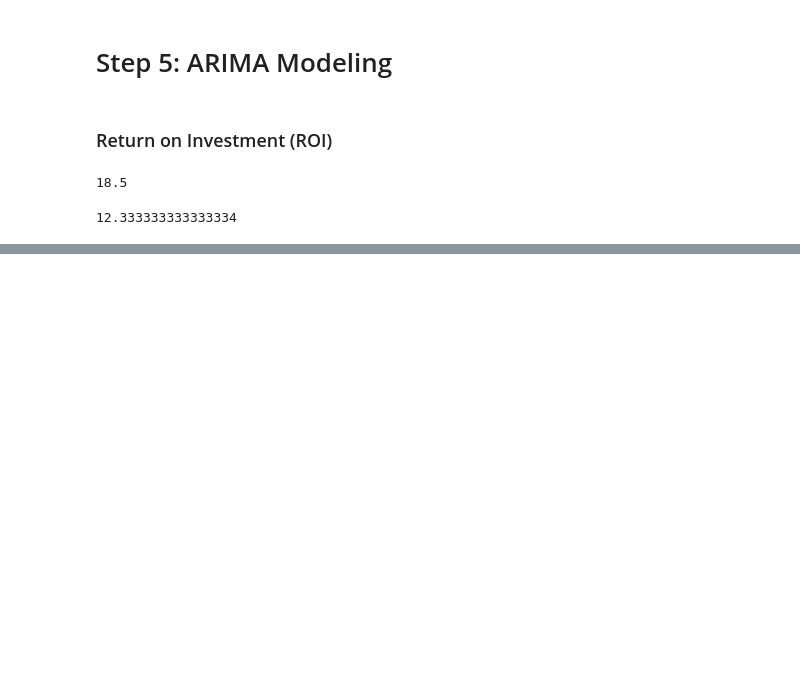
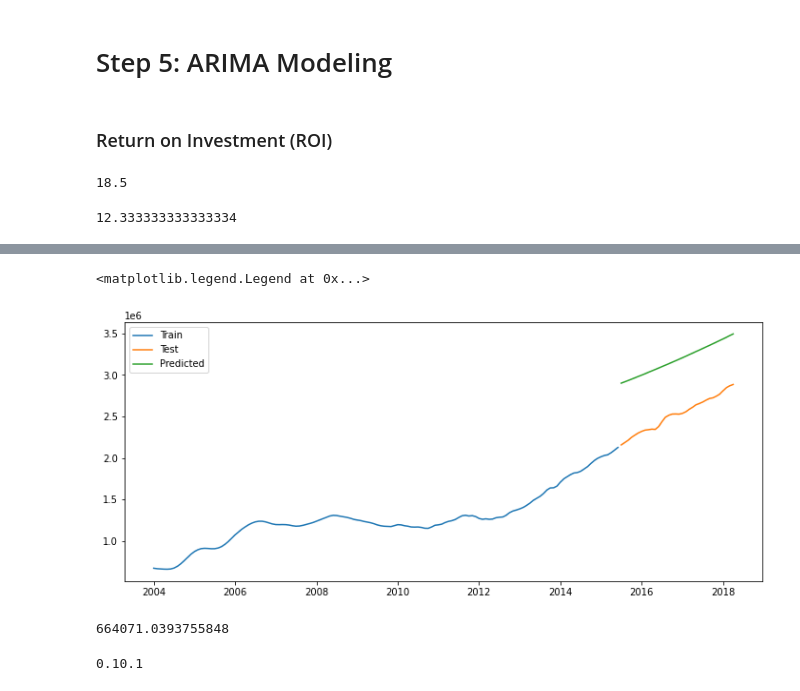
Before and after one commit to davidrtorres/Model-4-Brooklyn-Real-Estate-Investment, a Jupyter notebook: time-series/starter_notebook-Copy3.ipynb, the cells around one changed output, grey strips where cells are left out. Drawn from its saved outputs; the diff is of its cells as text; code cells hidden in the pictures; blank space fills up the shorter version.

```diff
--- a/time-series/starter_notebook-Copy3.ipynb
+++ b/time-series/starter_notebook-Copy3.ipynb
@@ -800,0 +1255,18 @@ roi(investment, rent, loss)
+# %%
+plt.figure(figsize=(12,5))
+plt.plot(train_1, label='Train')
+plt.plot(test_1,label='Test')
+plt.plot(future_forecast,label='Predicted')
+plt.legend()
+# %% [output]
+<matplotlib.legend.Legend at 0x...>
+[figure, added]
+# %%
+from sklearn.metrics import mean_squared_error
+from math import sqrt
+
+mse = mean_squared_error(test_1, future_forecast)
+rmse = sqrt(mse)
+print(rmse)
+# %% [output]
+664071.0393755848
@@ -800,0 +1276,5 @@ roi(investment, rent, loss)
+# %%
+import statsmodels
+print(statsmodels.__version__)
+# %% [output]
+0.10.1
```
Also changed, not shown: parts of 54 cells of this notebook, 1 other file.
